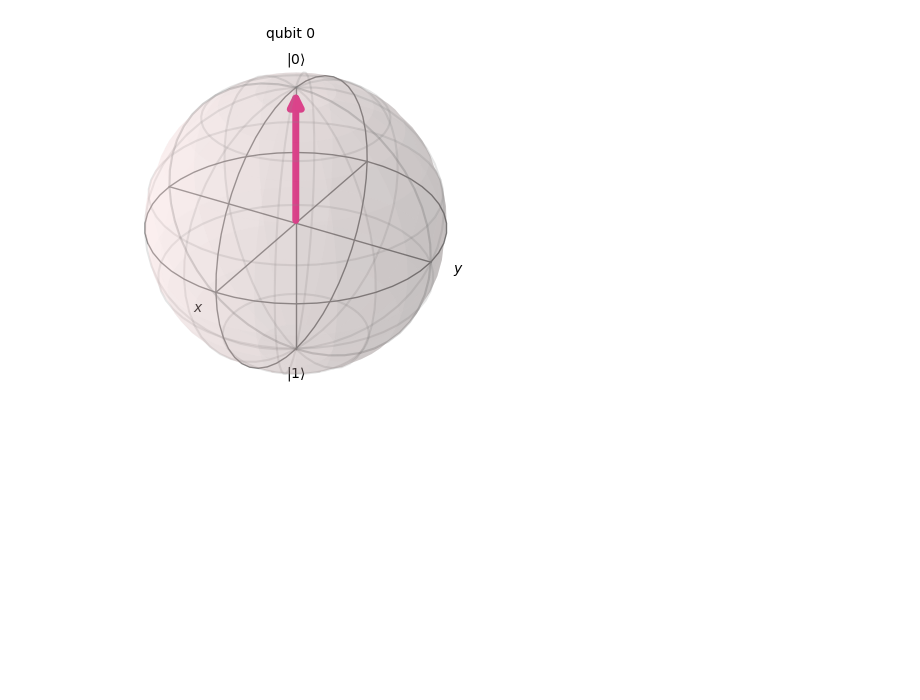
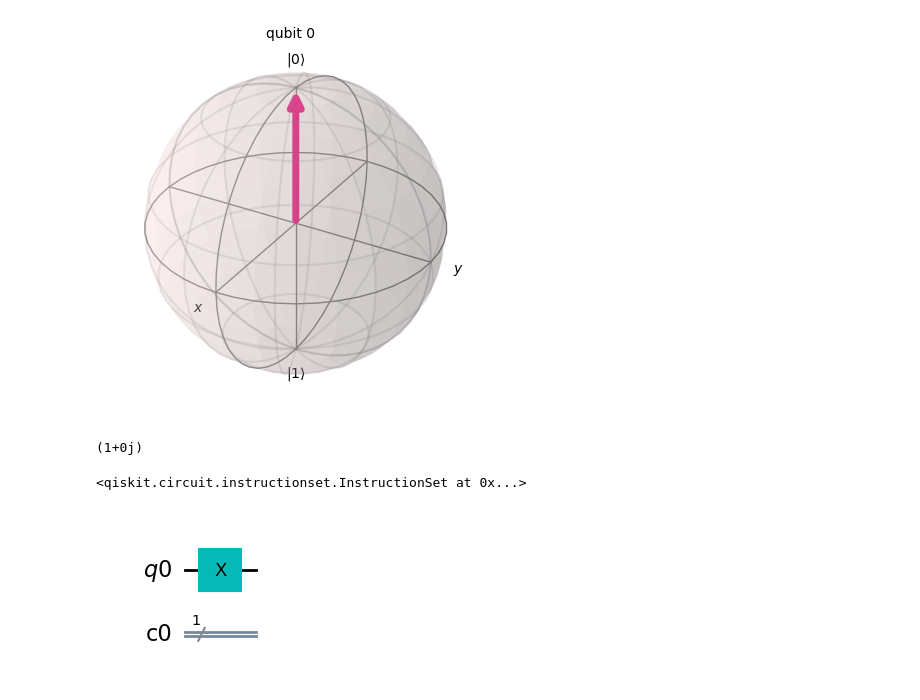
Before and after one commit to A-Hashemiann/Quantum_Information_Computation, a Jupyter notebook: Quantum_Computing/Pauli_X.ipynb, the cells around one changed output. Drawn from its saved outputs; the diff is of its cells as text; code cells hidden in the pictures; blank space fills up the shorter version.

```diff
--- a/Quantum_Computing/Pauli_X.ipynb
+++ b/Quantum_Computing/Pauli_X.ipynb
@@ -53,3 +53,16 @@ from qiskit.visualization import plot_bloch_multivector
 plot_bloch_multivector(qc)
 # %% [output]
 [figure]
+# %%
+purity = rho1.purity()
+print(purity)
+# %% [output]
+(1+0j)
+# %%
+qc.x(q[0])
+# %% [output]
+<qiskit.circuit.instructionset.InstructionSet at 0x...>
+# %%
+qc.draw('mpl')
+# %% [output]
+[figure, added]
```
